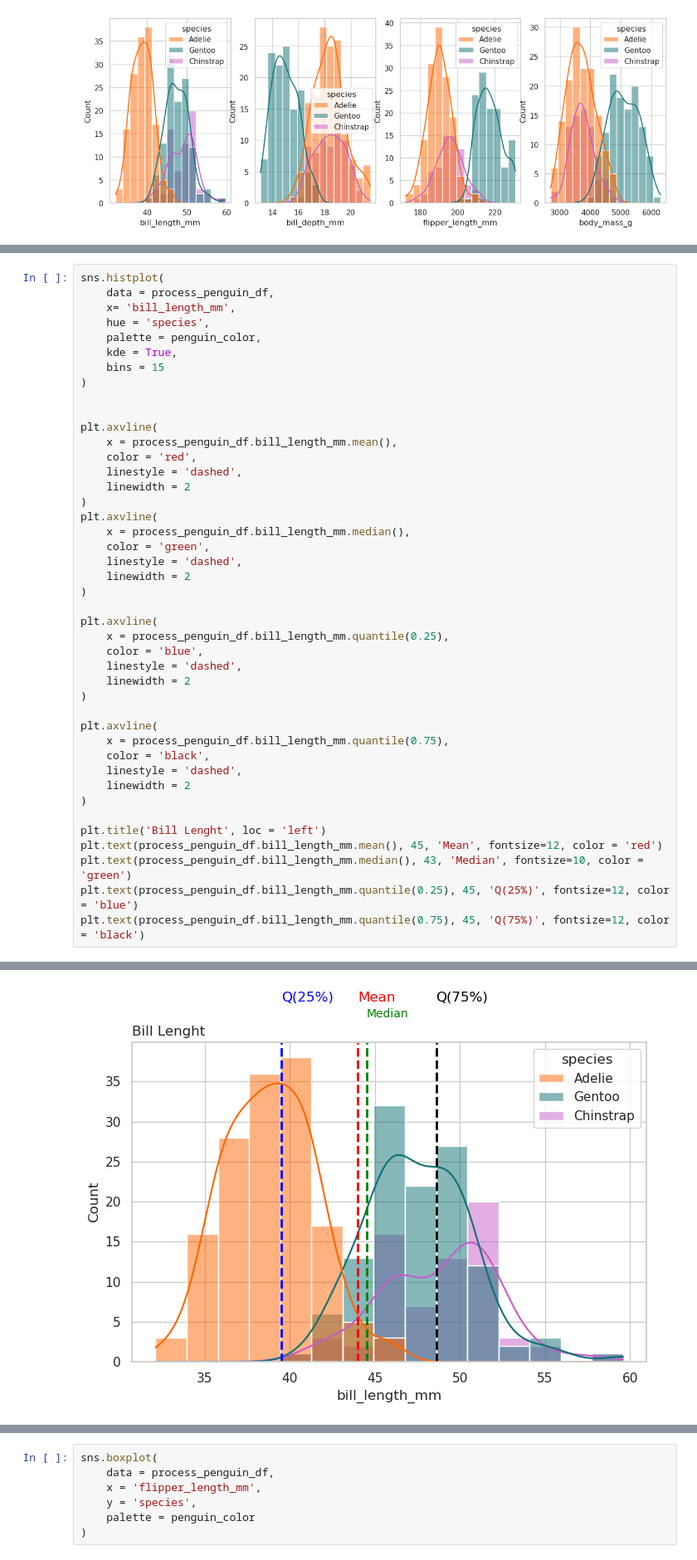
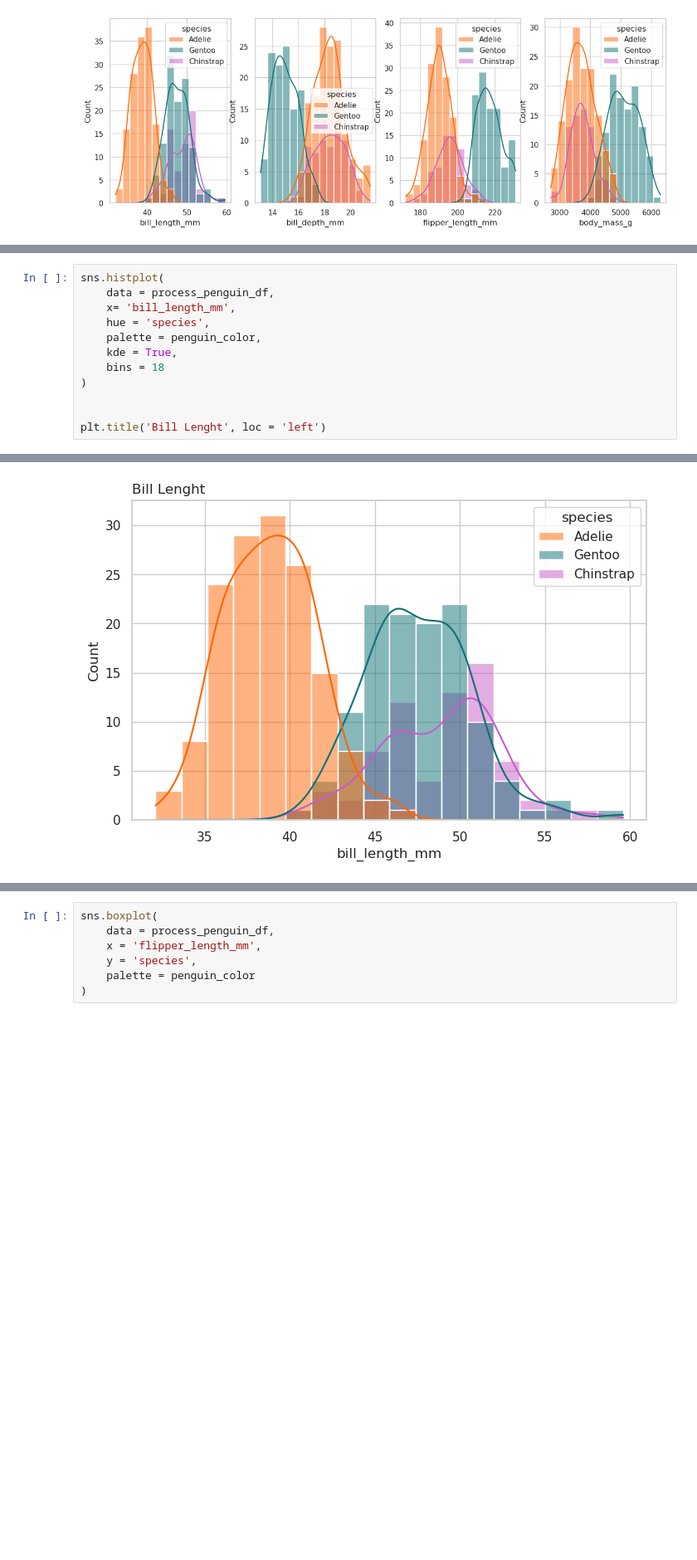
Before and after one commit to miguelfsosa/exploratory_analisis_penguin, a Jupyter notebook: Analisis_Exploratorio.ipynb, the cells around one changed output, grey strips where cells are left out. Shown at 83% size. Saved outputs shown, nothing was run; the diff lists cells and outputs as text; blank space fills up the shorter version.

```diff
--- a/Analisis_Exploratorio.ipynb
+++ b/Analisis_Exploratorio.ipynb
@@ -554,40 +555,9 @@ sns.histplot(
     hue = 'species',
     palette = penguin_color,
     kde = True,
-    bins = 15
+    bins = 18
 )
 
 
-plt.axvline(
-    x = process_penguin_df.bill_length_mm.mean(),
-    color = 'red',
-    linestyle = 'dashed',
-    linewidth = 2
-)
-plt.axvline(
-    x = process_penguin_df.bill_length_mm.median(),
-    color = 'green',
-    linestyle = 'dashed',
-    linewidth = 2
-)
-
-plt.axvline(
-    x = process_penguin_df.bill_length_mm.quantile(0.25),
-    color = 'blue',
-    linestyle = 'dashed',
-    linewidth = 2
-)
-
-plt.axvline(
-    x = process_penguin_df.bill_length_mm.quantile(0.75),
-    color = 'black',
-    linestyle = 'dashed',
-    linewidth = 2
-)
-
 plt.title('Bill Lenght', loc = 'left')
-plt.text(process_penguin_df.bill_length_mm.mean(), 45, 'Mean', fontsize=12, color = 'red')
-plt.text(process_penguin_df.bill_length_mm.median(), 43, 'Median', fontsize=10, color = 'green')
-plt.text(process_penguin_df.bill_length_mm.quantile(0.25), 45, 'Q(25%)', fontsize=12, color = 'blue')
-plt.text(process_penguin_df.bill_length_mm.quantile(0.75), 45, 'Q(75%)', fontsize=12, color = 'black')
 # %% [output]
@@ -595 +565 @@ Text(48.6, 45, 'Q(75%)')
-[figure, old version]
+[figure, new version]
```
Also changed, not shown: parts of 23 cells of this notebook.
